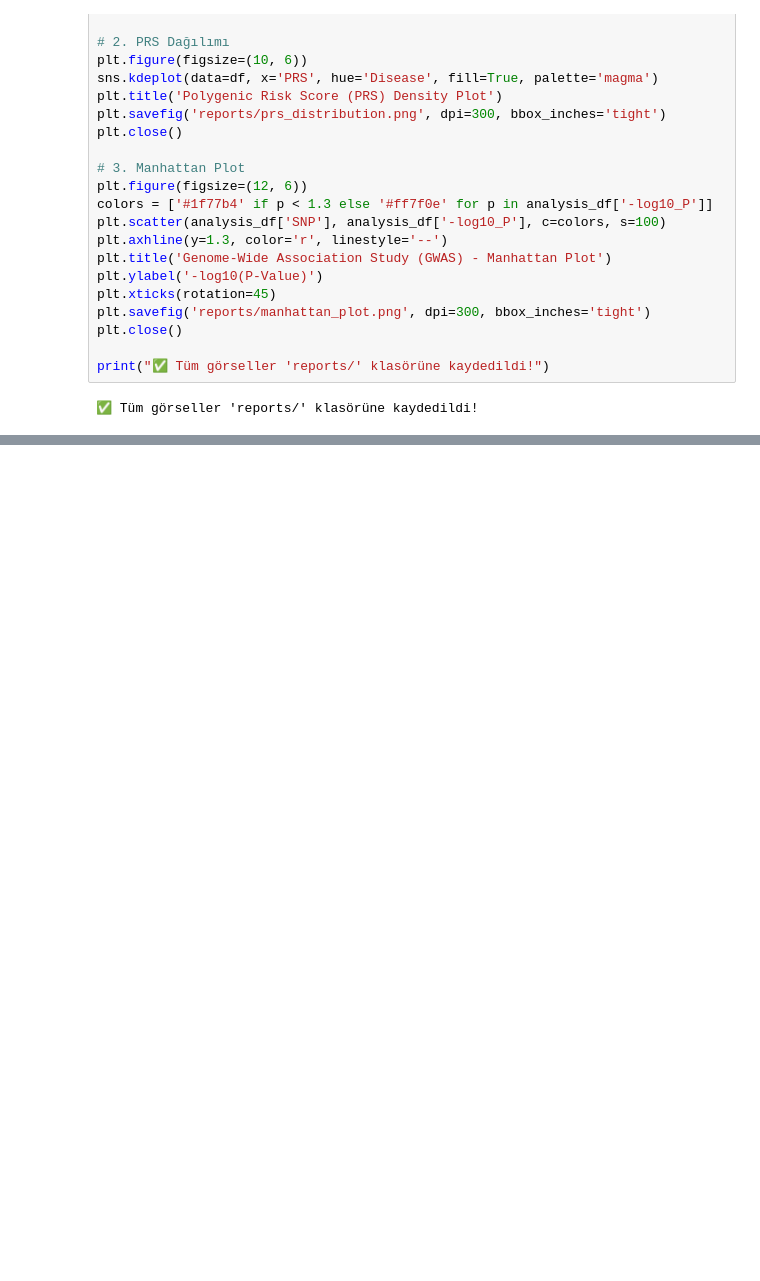
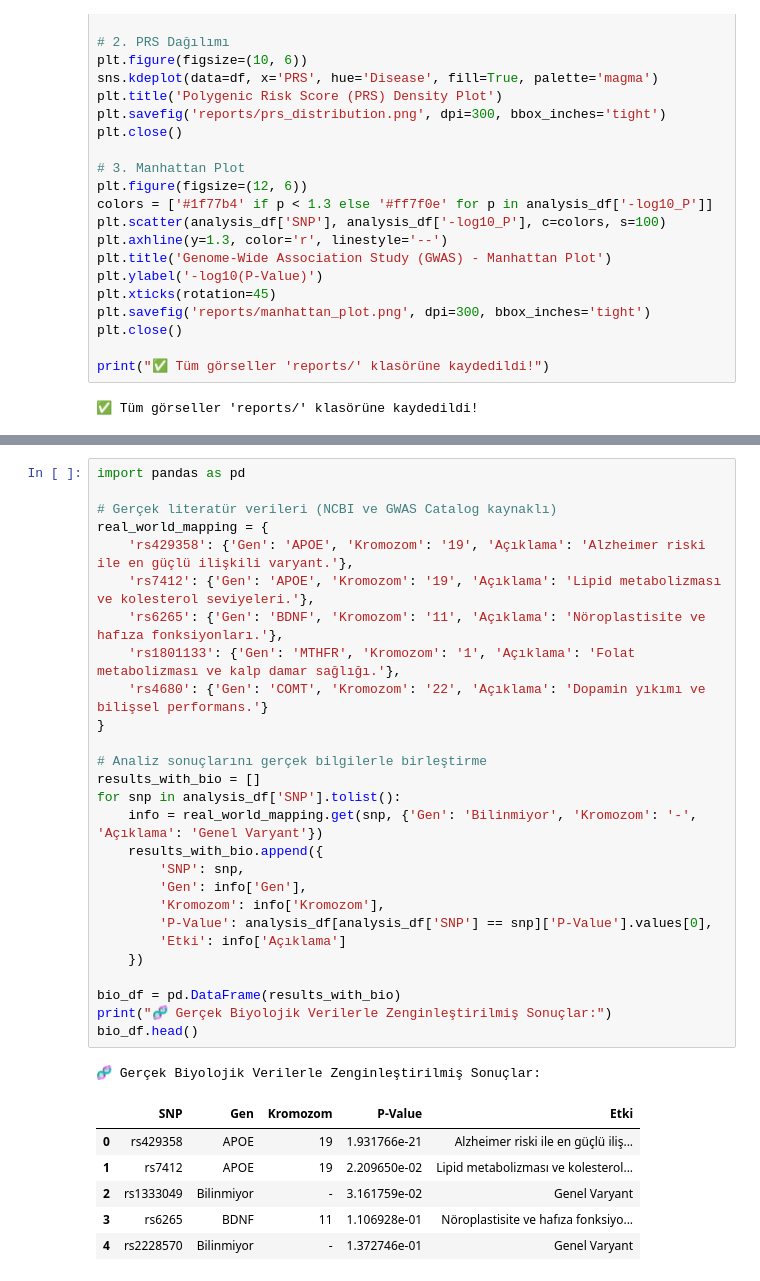
Before and after one commit to senaayy/snp-genome-lab, a Jupyter notebook: Untitled.ipynb, the cells around one changed output, grey strips where cells are left out. Drawn from its saved outputs; the diff is of its cells as text; blank space fills up the shorter version.

```diff
--- a/Untitled.ipynb
+++ b/Untitled.ipynb
@@ -165,0 +188,35 @@ print("✅ Tüm görseller 'reports/' klasörüne kaydedildi!")
+# %%
+import pandas as pd
+
+# Gerçek literatür verileri (NCBI ve GWAS Catalog kaynaklı)
+real_world_mapping = {
+    'rs429358': {'Gen': 'APOE', 'Kromozom': '19', 'Açıklama': 'Alzheimer riski ile en güçlü ilişkili varyant.'},
+    'rs7412': {'Gen': 'APOE', 'Kromozom': '19', 'Açıklama': 'Lipid metabolizması ve kolesterol seviyeleri.'},
+    'rs6265': {'Gen': 'BDNF', 'Kromozom': '11', 'Açıklama': 'Nöroplastisite ve hafıza fonksiyonları.'},
+    'rs1801133': {'Gen': 'MTHFR', 'Kromozom': '1', 'Açıklama': 'Folat metabolizması ve kalp damar sağlığı.'},
+    'rs4680': {'Gen': 'COMT', 'Kromozom': '22', 'Açıklama': 'Dopamin yıkımı ve bilişsel performans.'}
+}
+
+# Analiz sonuçlarını gerçek bilgilerle birleştirme
+results_with_bio = []
+for snp in analysis_df['SNP'].tolist():
+    info = real_world_mapping.get(snp, {'Gen': 'Bilinmiyor', 'Kromozom': '-', 'Açıklama': 'Genel Varyant'})
+    results_with_bio.append({
+        'SNP': snp,
+        'Gen': info['Gen'],
+        'Kromozom': info['Kromozom'],
+        'P-Value': analysis_df[analysis_df['SNP'] == snp]['P-Value'].values[0],
+        'Etki': info['Açıklama']
+    })
+
+bio_df = pd.DataFrame(results_with_bio)
+print("🧬 Gerçek Biyolojik Verilerle Zenginleştirilmiş Sonuçlar:")
+bio_df.head()
+# %% [output]
+🧬 Gerçek Biyolojik Verilerle Zenginleştirilmiş Sonuçlar:
+|  | SNP | Gen | Kromozom | P-Value | Etki |
+| 0 | rs429358 | APOE | 19 | 1.931766e-21 | Alzheimer riski ile en güçlü iliş... |
+| 1 | rs7412 | APOE | 19 | 2.209650e-02 | Lipid metabolizması ve kolesterol... |
+| 2 | rs1333049 | Bilinmiyor | - | 3.161759e-02 | Genel Varyant |
+| 3 | rs6265 | BDNF | 11 | 1.106928e-01 | Nöroplastisite ve hafıza fonksiyo... |
+| 4 | rs2228570 | Bilinmiyor | - | 1.372746e-01 | Genel Varyant |
```
Also changed, not shown: parts of 2 cells of this notebook, 1 other file.
